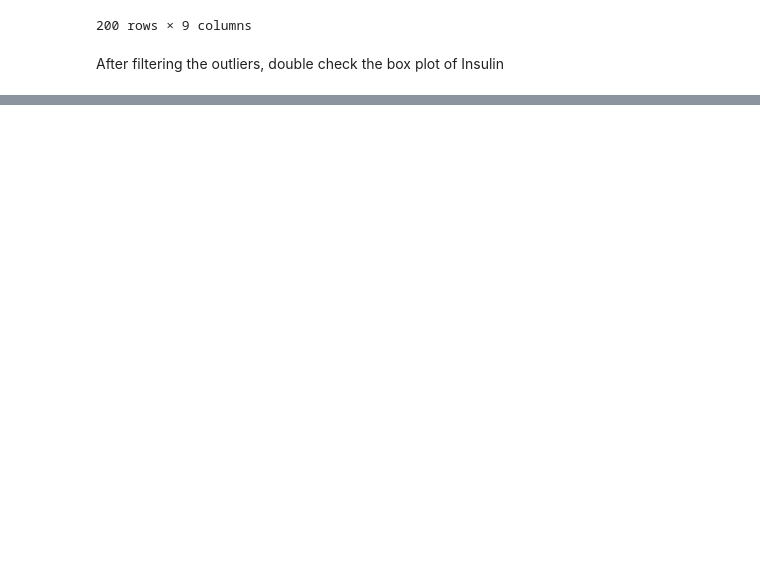
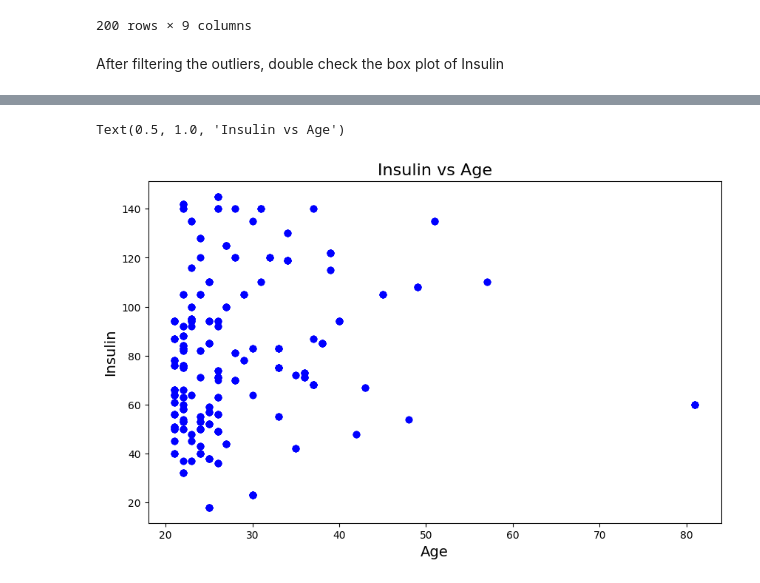
Before and after one commit to Drissdo185/Static-Method-Project, a Jupyter notebook: Rework.ipynb, the cells around one changed output, grey strips where cells are left out. Drawn from its saved outputs; the diff is of its cells as text; code cells hidden in the pictures; blank space fills up the shorter version.

```diff
--- a/Rework.ipynb
+++ b/Rework.ipynb
@@ -390,0 +404,13 @@ Name: Insulin, dtype: float64
+# %%
+# Dropout outliers
+df_without_nana_outliers = df_without_nana[df['Outcome'] == 0][df_without_nana['Insulin'] < 148]
+# %%
+# Scatter plot for Insulin and Age
+plt.figure(figsize=(10, 6))
+plt.scatter(df_without_nana_outliers['Age'], df_without_nana_outliers['Insulin'], color='blue')
+plt.ylabel('Insulin', fontsize=14)
+plt.xlabel('Age', fontsize=14)
+plt.title('Insulin vs Age', fontsize=16)
+# %% [output]
+Text(0.5, 1.0, 'Insulin vs Age')
+[figure, added]
```
Also changed, not shown: parts of 31 cells of this notebook.
